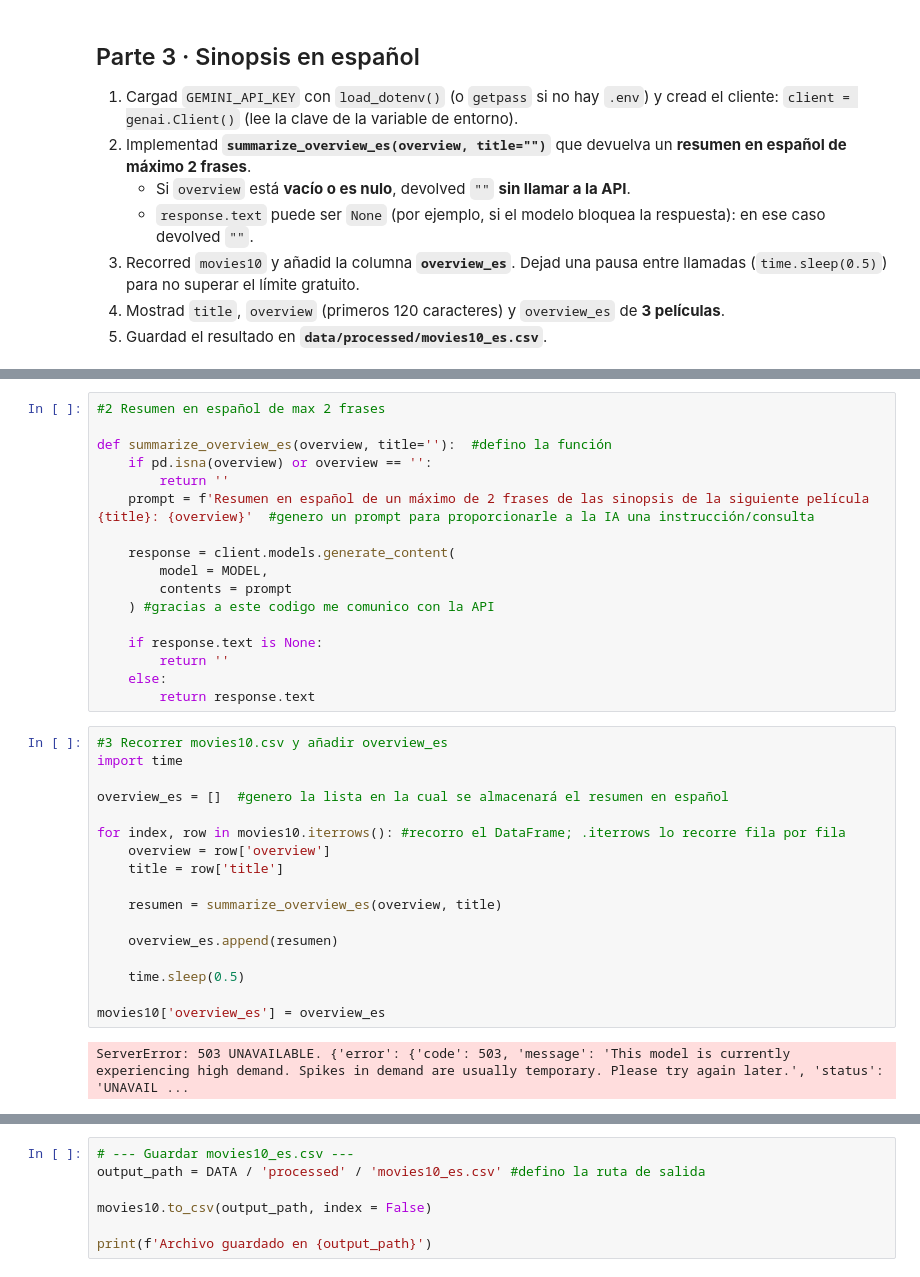
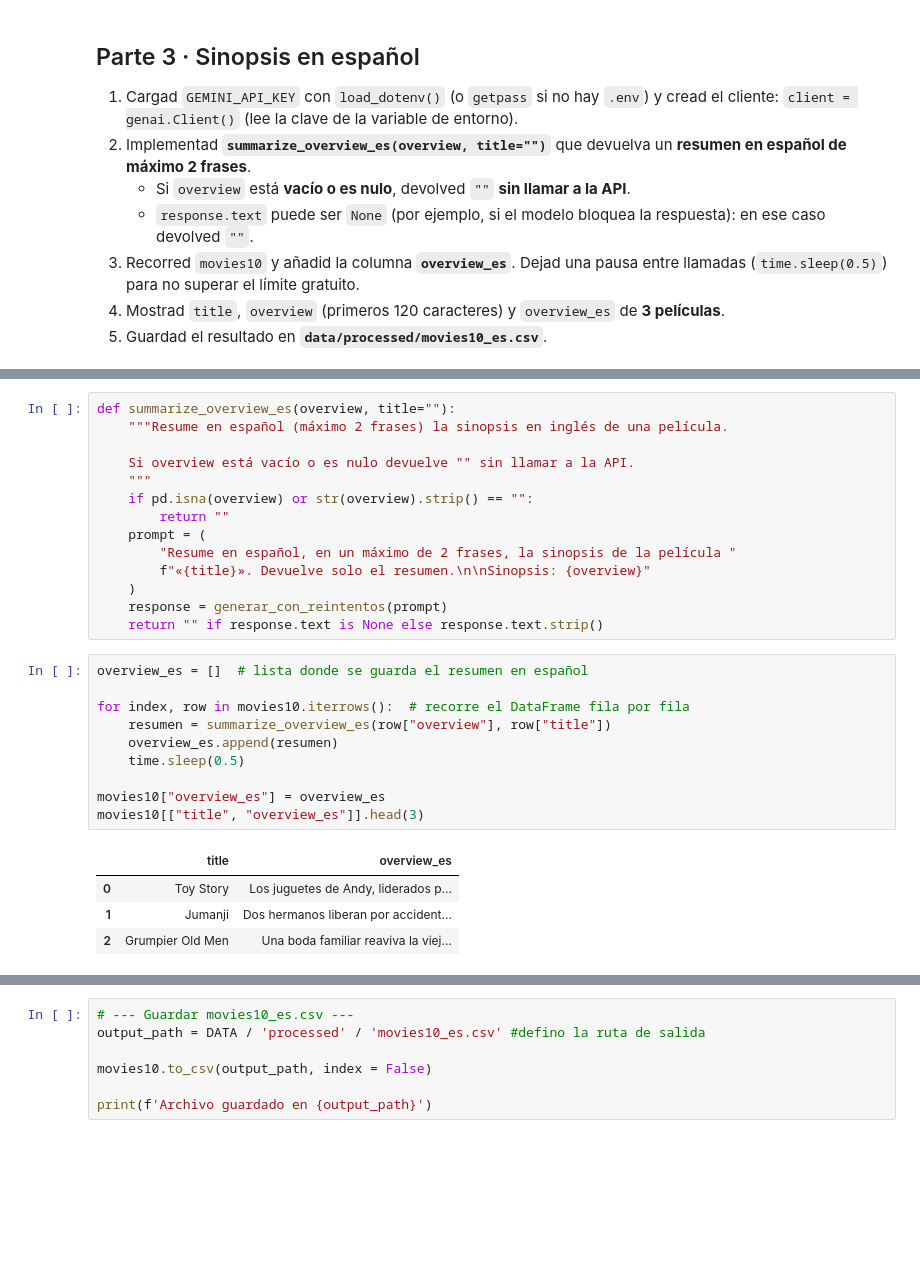
Before and after one commit to dgilrom/tc-catalogo-peliculas-g6, a Jupyter notebook: 04_gemini.ipynb, the cells around one changed output, grey strips where cells are left out. Drawn from its saved outputs; the diff is of its cells as text; blank space fills up the shorter version.

```diff
--- a/04_gemini.ipynb
+++ b/04_gemini.ipynb
@@ -93,41 +104,34 @@ else:
 # %% [output]
 Cliente de Gemini creado
 # %%
-#2 Resumen en español de max 2 frases
+def summarize_overview_es(overview, title=""):
+    """Resume en español (máximo 2 frases) la sinopsis en inglés de una película.
 
-def summarize_overview_es(overview, title=''):  #defino la función
-    if pd.isna(overview) or overview == '':
-        return ''
-    prompt = f'Resumen en español de un máximo de 2 frases de las sinopsis de la siguiente película {title}: {overview}'  #genero un prompt para proporcionarle a la IA una instrucción/consulta
-
-    response = client.models.generate_content(
-        model = MODEL,
-        contents = prompt
-    ) #gracias a este codigo me comunico con la API
-
-    if response.text is None:
-        return ''
-    else:
-        return response.text
+    Si overview está vacío o es nulo devuelve "" sin llamar a la API.
+    """
+    if pd.isna(overview) or str(overview).strip() == "":
+        return ""
+    prompt = (
+        "Resume en español, en un máximo de 2 frases, la sinopsis de la película "
+        f"«{title}». Devuelve solo el resumen.\n\nSinopsis: {overview}"
+    )
+    response = generar_con_reintentos(prompt)
+    return "" if response.text is None else response.text.strip()
 # %%
-#3 Recorrer movies10.csv y añadir overview_es
-import time
+overview_es = []  # lista donde se guarda el resumen en español
 
-overview_es = []  #genero la lista en la cual se almacenará el resumen en español
-
-for index, row in movies10.iterrows(): #recorro el DataFrame; .iterrows lo recorre fila por fila
-    overview = row['overview']
-    title = row['title']
-
-    resumen = summarize_overview_es(overview, title)
-
+for index, row in movies10.iterrows():  # recorre el DataFrame fila por fila
+    resumen = summarize_overview_es(row["overview"], row["title"])
     overview_es.append(resumen)
-
     time.sleep(0.5)
 
-movies10['overview_es'] = overview_es
+movies10["overview_es"] = overview_es
+movies10[["title", "overview_es"]].head(3)
 # %% [output]
-ServerError: 503 UNAVAILABLE. {'error': {'code': 503, 'message': 'This model is currently experiencing high demand. Spikes in demand are usually temporary. Please try again later.', 'status': 'UNAVAIL ...
+|  | title | overview_es |
+| 0 | Toy Story | Los juguetes de Andy, liderados p... |
+| 1 | Jumanji | Dos hermanos liberan por accident... |
+| 2 | Grumpier Old Men | Una boda familiar reaviva la viej... |
 # %%
 #4 Comprobar que funciona, imprimir 3 peliculas con su titulo, 120 palabras sinopsis, resumen en español
 
```
Also changed, not shown: parts of 3 cells of this notebook.
